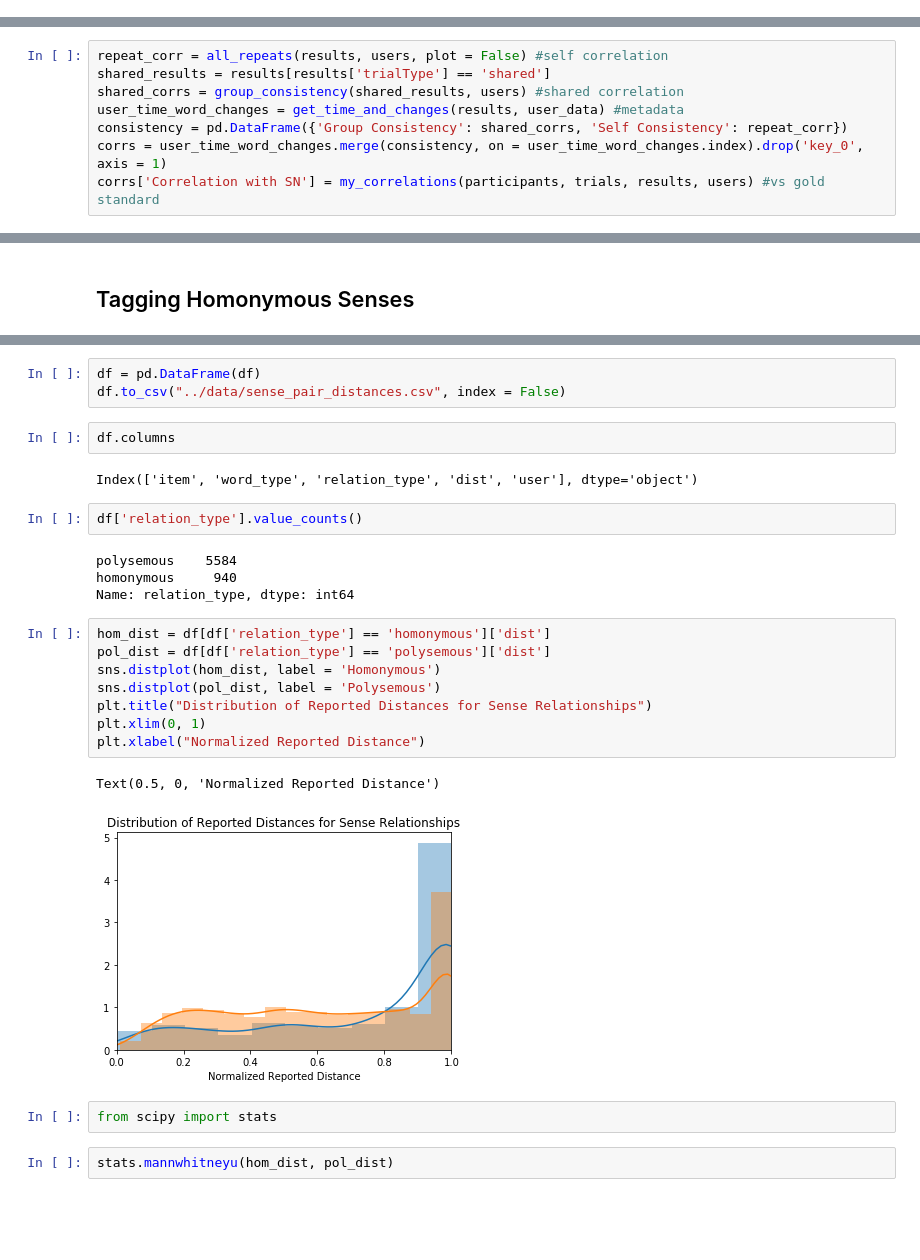
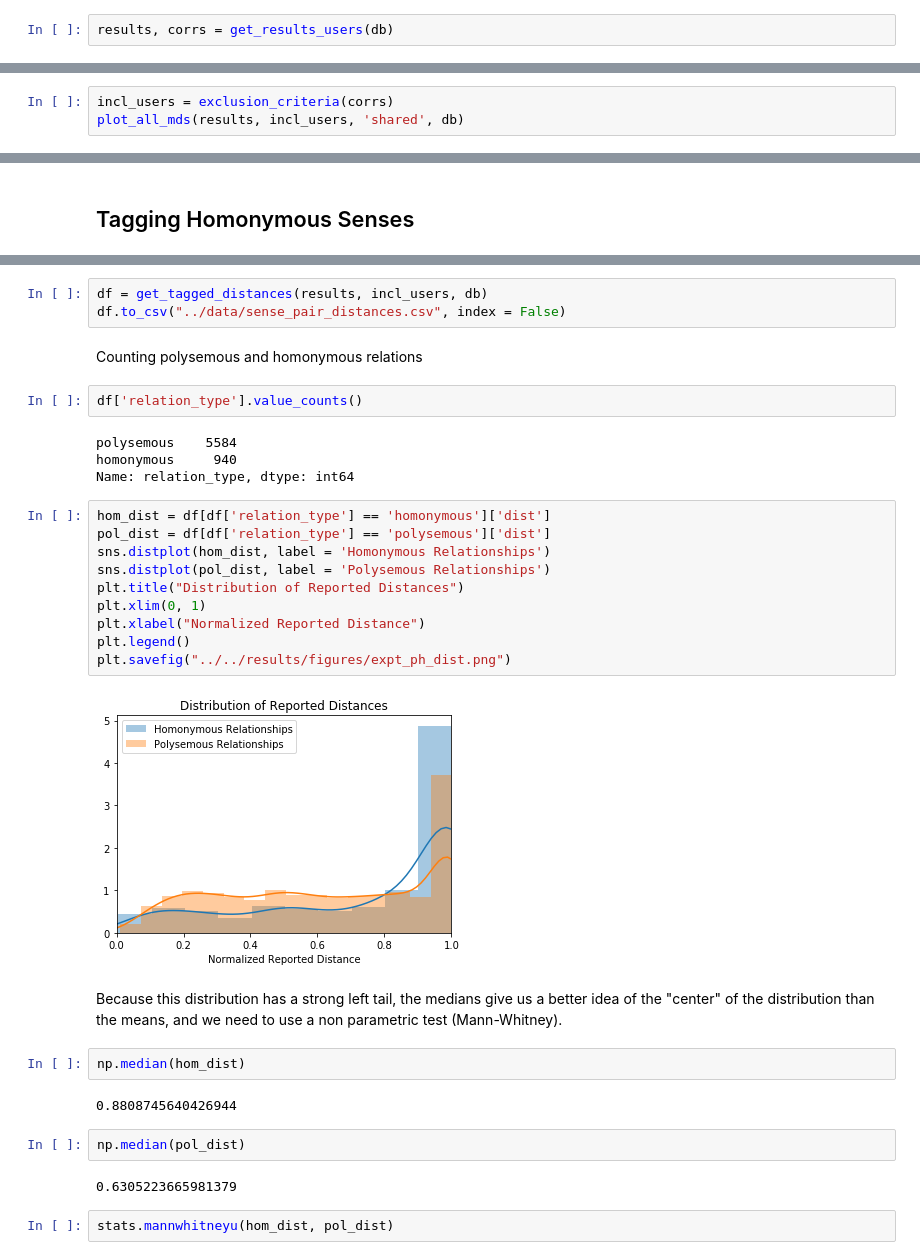
Before and after one commit to sathvikn/bert-wordsense, a Jupyter notebook: codebase/notebooks/pilesort-analysis-full.ipynb, the cells around one changed output, grey strips where cells are left out. Drawn from its saved outputs; the diff is of its cells as text; blank space fills up the shorter version.

```diff
--- a/codebase/notebooks/pilesort-analysis-full.ipynb
+++ b/codebase/notebooks/pilesort-analysis-full.ipynb
@@ -17,0 +11,2 @@ users = user_data['userID']
+# %%
+results, corrs = get_results_users(db)
@@ -18,10 +19,2 @@ users = user_data['userID']
 # %% [markdown]
 ## Consistency
-# %%
-repeat_corr = all_repeats(results, users, plot = False) #self correlation
-shared_results = results[results['trialType'] == 'shared']
-shared_corrs = group_consistency(shared_results, users) #shared correlation
-user_time_word_changes = get_time_and_changes(results, user_data) #metadata
-consistency = pd.DataFrame({'Group Consistency': shared_corrs, 'Self Consistency': repeat_corr})
-corrs = user_time_word_changes.merge(consistency, on = user_time_word_changes.index).drop('key_0', axis = 1)
-corrs['Correlation with SN'] = my_correlations(participants, trials, results, users) #vs gold standard
@@ -109,0 +78,3 @@ plot_all_mds(results, incl_users, 'shared', db)
+# %%
+incl_users = exclusion_criteria(corrs)
+plot_all_mds(results, incl_users, 'shared', db)
@@ -279,10 +122,8 @@ for w in results[results['trialType'] != 'training']['lemma'].unique():
 # %%
-df = pd.DataFrame(df)
+df = get_tagged_distances(results, incl_users, db)
 df.to_csv("../data/sense_pair_distances.csv", index = False)
-# %%
-df.columns
-# %% [output]
-Index(['item', 'word_type', 'relation_type', 'dist', 'user'], dtype='object')
+# %% [markdown]
+Counting polysemous and homonymous relations
 # %%
 df['relation_type'].value_counts()
 # %% [output]
@@ -292,16 +133,25 @@ Name: relation_type, dtype: int64
 # %%
 hom_dist = df[df['relation_type'] == 'homonymous']['dist']
 pol_dist = df[df['relation_type'] == 'polysemous']['dist']
-sns.distplot(hom_dist, label = 'Homonymous')
-sns.distplot(pol_dist, label = 'Polysemous')
-plt.title("Distribution of Reported Distances for Sense Relationships")
+sns.distplot(hom_dist, label = 'Homonymous Relationships')
+sns.distplot(pol_dist, label = 'Polysemous Relationships')
+plt.title("Distribution of Reported Distances")
 plt.xlim(0, 1)
 plt.xlabel("Normalized Reported Distance")
+plt.legend()
+plt.savefig("../../results/figures/expt_ph_dist.png")
 # %% [output]
-Text(0.5, 0, 'Normalized Reported Distance')
-[figure, old version]
+[figure, new version]
-# %%
-from scipy import stats
+# %% [markdown]
+Because this distribution has a strong left tail, the medians give us a better idea of the "center" of the distribution than the means, and we need to use a non parametric test (Mann-Whitney).
+# %%
+np.median(hom_dist)
+# %% [output]
+0.8808745640426944
+# %%
+np.median(pol_dist)
+# %% [output]
+0.6305223665981379
 # %%
 stats.mannwhitneyu(hom_dist, pol_dist)
 # %% [output]
```
Also changed, not shown: parts of 38 cells of this notebook.
